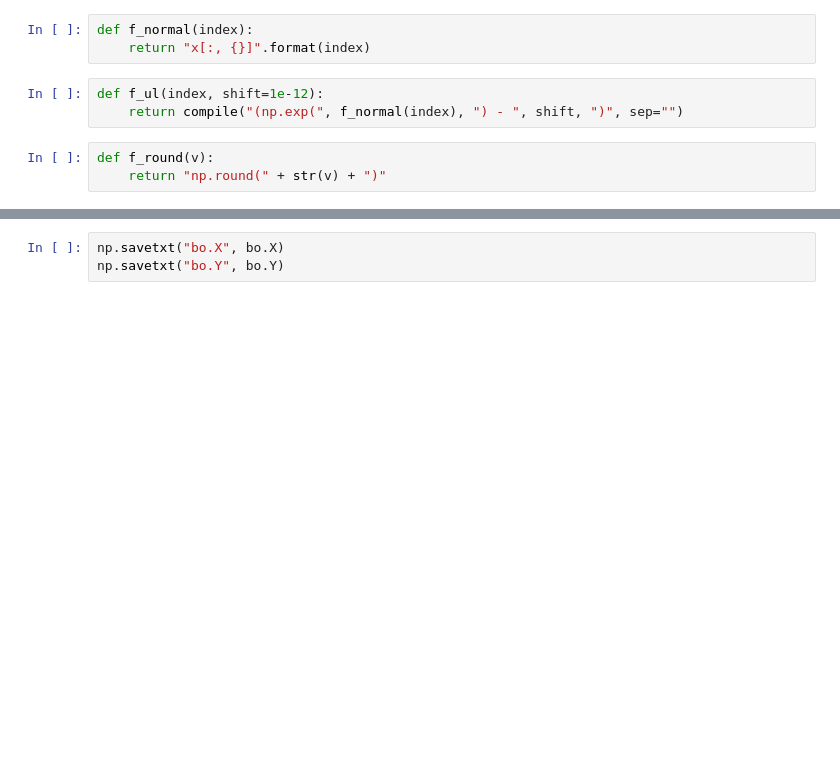
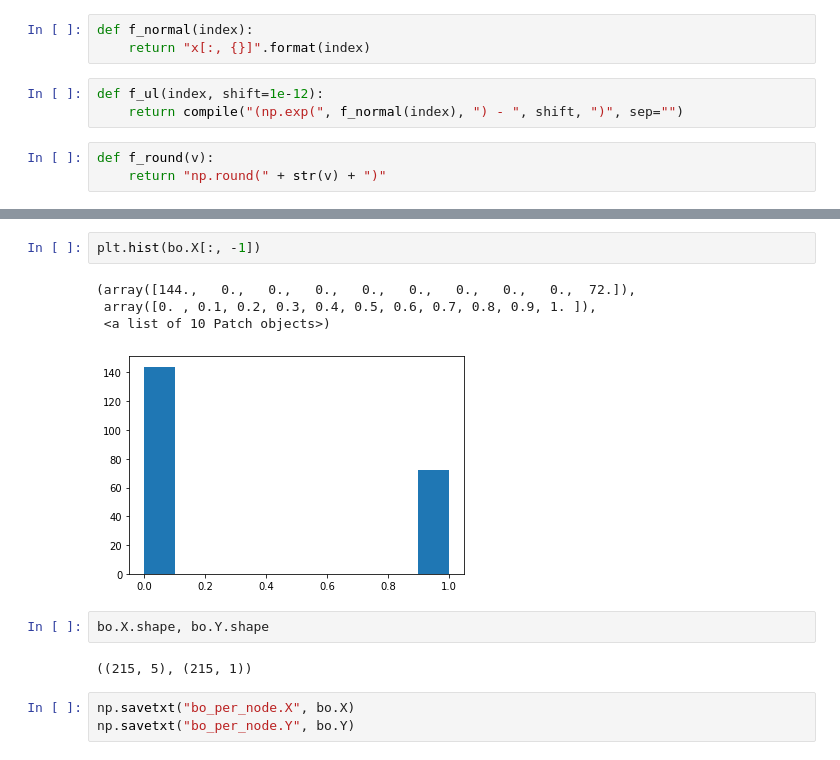
Before and after one commit to matejsladek/random_layers, a Jupyter notebook: code/experiments/census-income/Census Income.ipynb, the cells around one changed output, grey strips where cells are left out. Drawn from its saved outputs; the diff is of its cells as text; blank space fills up the shorter version.

```diff
--- a/code/experiments/census-income/Census Income.ipynb
+++ b/code/experiments/census-income/Census Income.ipynb
@@ -1044,6 +1040,17 @@ bo.plot_convergence()
+# %%
+plt.hist(bo.X[:, -1])
+# %% [output]
+(array([144.,   0.,   0.,   0.,   0.,   0.,   0.,   0.,   0.,  72.]),
+ array([0. , 0.1, 0.2, 0.3, 0.4, 0.5, 0.6, 0.7, 0.8, 0.9, 1. ]),
+ <a list of 10 Patch objects>)
+[figure, added]
+# %%
+bo.X.shape, bo.Y.shape
+# %% [output]
+((215, 5), (215, 1))
 # %%
-np.savetxt("bo.X", bo.X)
-np.savetxt("bo.Y", bo.Y)
+np.savetxt("bo_per_node.X", bo.X)
+np.savetxt("bo_per_node.Y", bo.Y)
 # %%
 domain
 # %% [output]
```
Also changed, not shown: parts of 19 cells of this notebook.
